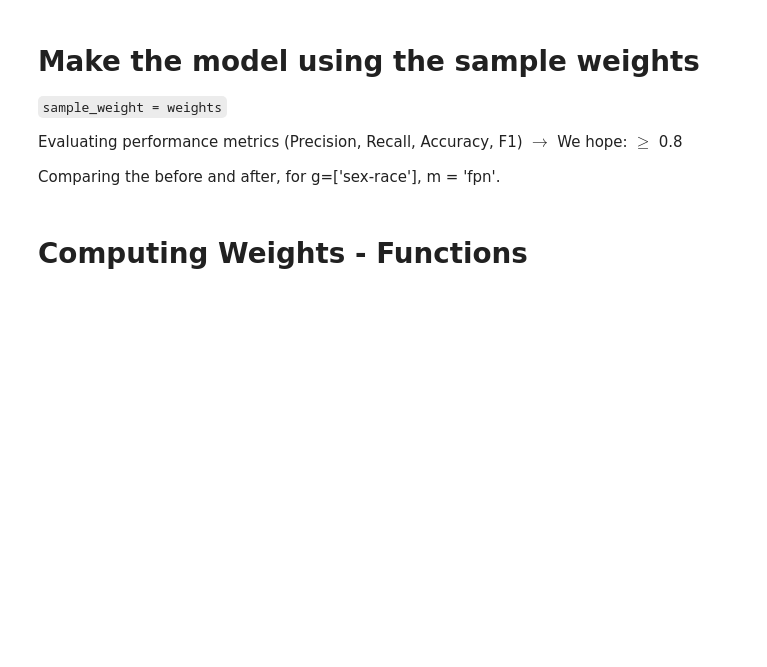
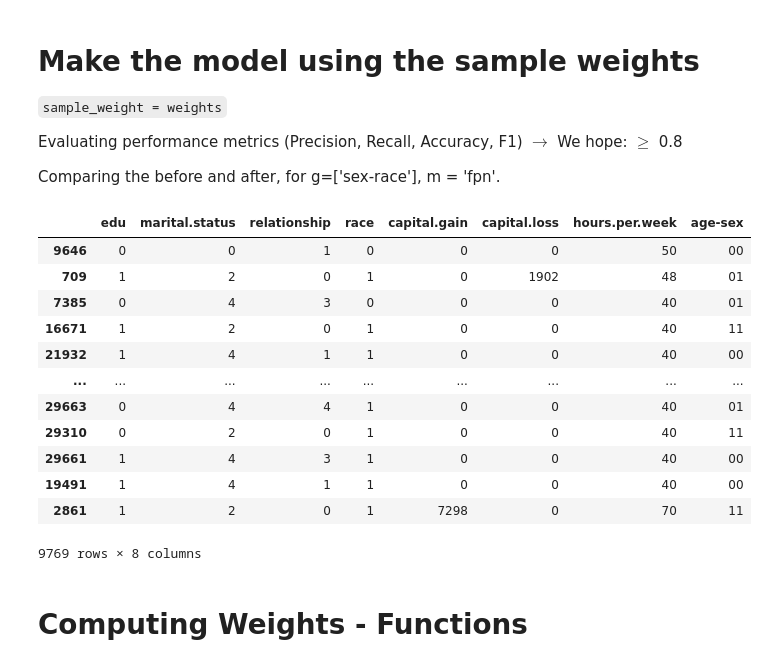
Before and after one commit to rolss/Fairness-in-data, a Jupyter notebook: Reweight_Census_BINARY tests.ipynb, the cells around one changed output. Cells and saved outputs as stored; diff of their text form; code cells hidden in the pictures; blank space fills up the shorter version.

```diff
--- a/Reweight_Census_BINARY tests.ipynb
+++ b/Reweight_Census_BINARY tests.ipynb
@@ -449,2 +452,18 @@ Comparing the before and after, for g=['sex-race'], m = 'fpn'.
+# %%
+X_test['age-sex']
+# %% [output]
+|  | edu | marital.status | relationship | race | capital.gain | capital.loss | hours.per.week | age-sex |
+| 9646 | 0 | 0 | 1 | 0 | 0 | 0 | 50 | 00 |
+| 709 | 1 | 2 | 0 | 1 | 0 | 1902 | 48 | 01 |
+| 7385 | 0 | 4 | 3 | 0 | 0 | 0 | 40 | 01 |
+| 16671 | 1 | 2 | 0 | 1 | 0 | 0 | 40 | 11 |
+| 21932 | 1 | 4 | 1 | 1 | 0 | 0 | 40 | 00 |
+| ... | ... | ... | ... | ... | ... | ... | ... | ... |
+| 29663 | 0 | 4 | 4 | 1 | 0 | 0 | 40 | 01 |
+| 29310 | 0 | 2 | 0 | 1 | 0 | 0 | 40 | 11 |
+| 29661 | 1 | 4 | 3 | 1 | 0 | 0 | 40 | 00 |
+| 19491 | 1 | 4 | 1 | 1 | 0 | 0 | 40 | 00 |
+| 2861 | 1 | 2 | 0 | 1 | 7298 | 0 | 70 | 11 |
+9769 rows × 8 columns
 # %%
 def model_with_sample_weights(X_train, y_train, X_test, y_test, weights):
```
Also changed, not shown: parts of 31 cells of this notebook.
